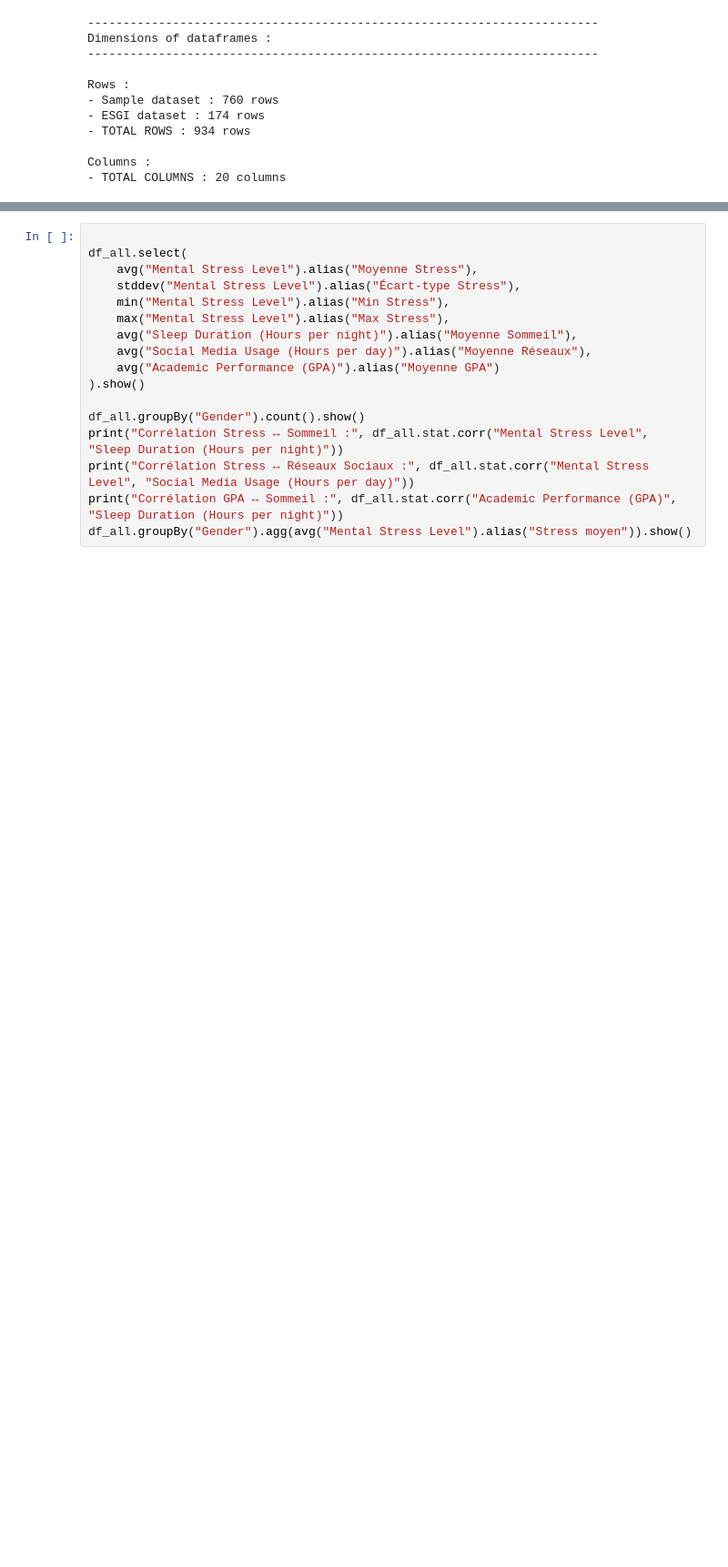
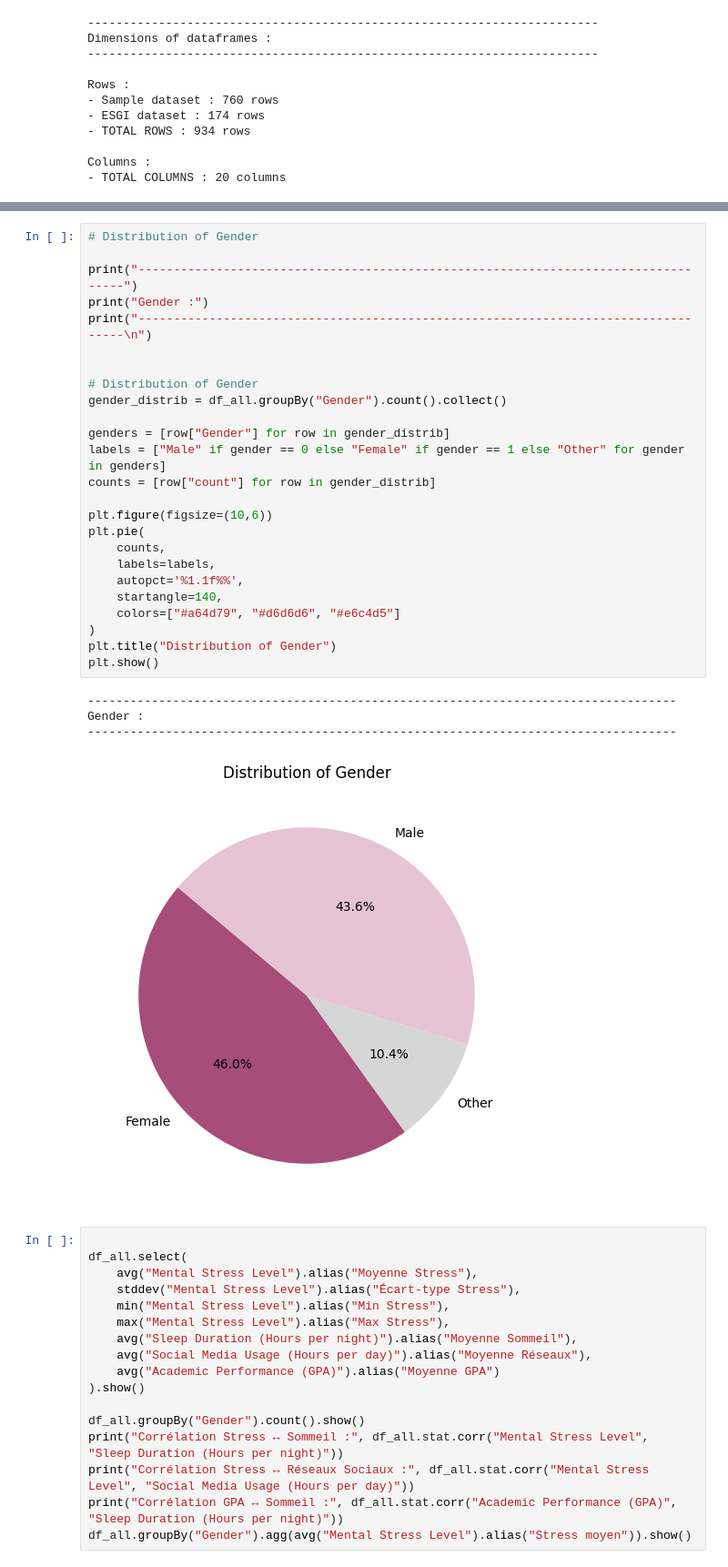
Before and after one commit to Sn-Kirtika/Students-Mental-Health, a Jupyter notebook: student_mental_health_analysis.ipynb, the cells around one changed output, grey strips where cells are left out. Shown at 91% size. Drawn from its saved outputs; the diff is of its cells as text; blank space fills up the shorter version.

```diff
--- a/student_mental_health_analysis.ipynb
+++ b/student_mental_health_analysis.ipynb
@@ -200,3 +201,33 @@ print(f"- TOTAL COLUMNS : {len(df_all.columns)} columns")
+# %%
+# Distribution of Gender
+
+print("-----------------------------------------------------------------------------------")
+print("Gender :")
+print("-----------------------------------------------------------------------------------\n")
+
+
+# Distribution of Gender
+gender_distrib = df_all.groupBy("Gender").count().collect()
+
+genders = [row["Gender"] for row in gender_distrib]
+labels = ["Male" if gender == 0 else "Female" if gender == 1 else "Other" for gender in genders]
+counts = [row["count"] for row in gender_distrib]
+
+plt.figure(figsize=(10,6))
+plt.pie(
+    counts,
+    labels=labels,
+    autopct='%1.1f%%',
+    startangle=140,
+    colors=["#a64d79", "#d6d6d6", "#e6c4d5"]
+)
+plt.title("Distribution of Gender")
+plt.show()
+# %% [output]
+-----------------------------------------------------------------------------------
+Gender :
+-----------------------------------------------------------------------------------
+[figure, added]
 # %%
 
 df_all.select(
```
Also changed, not shown: parts of 10 cells of this notebook.
